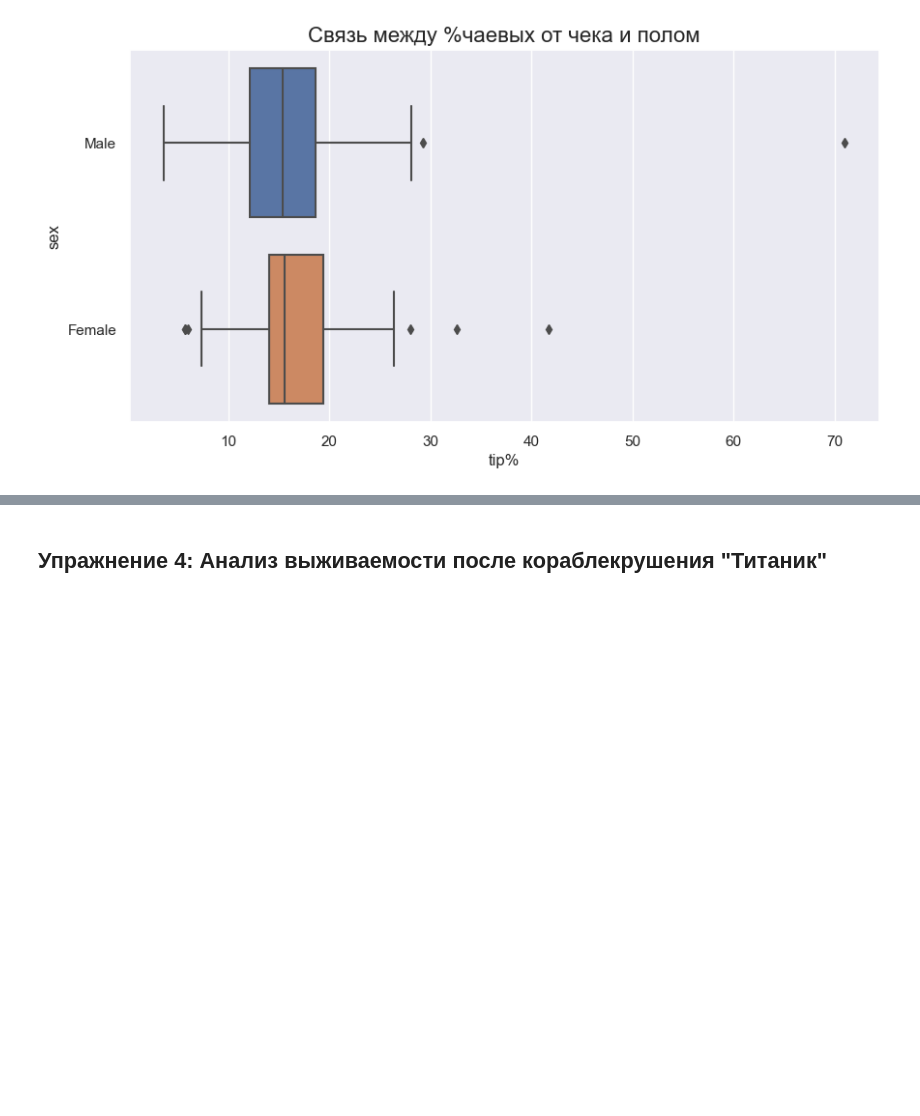
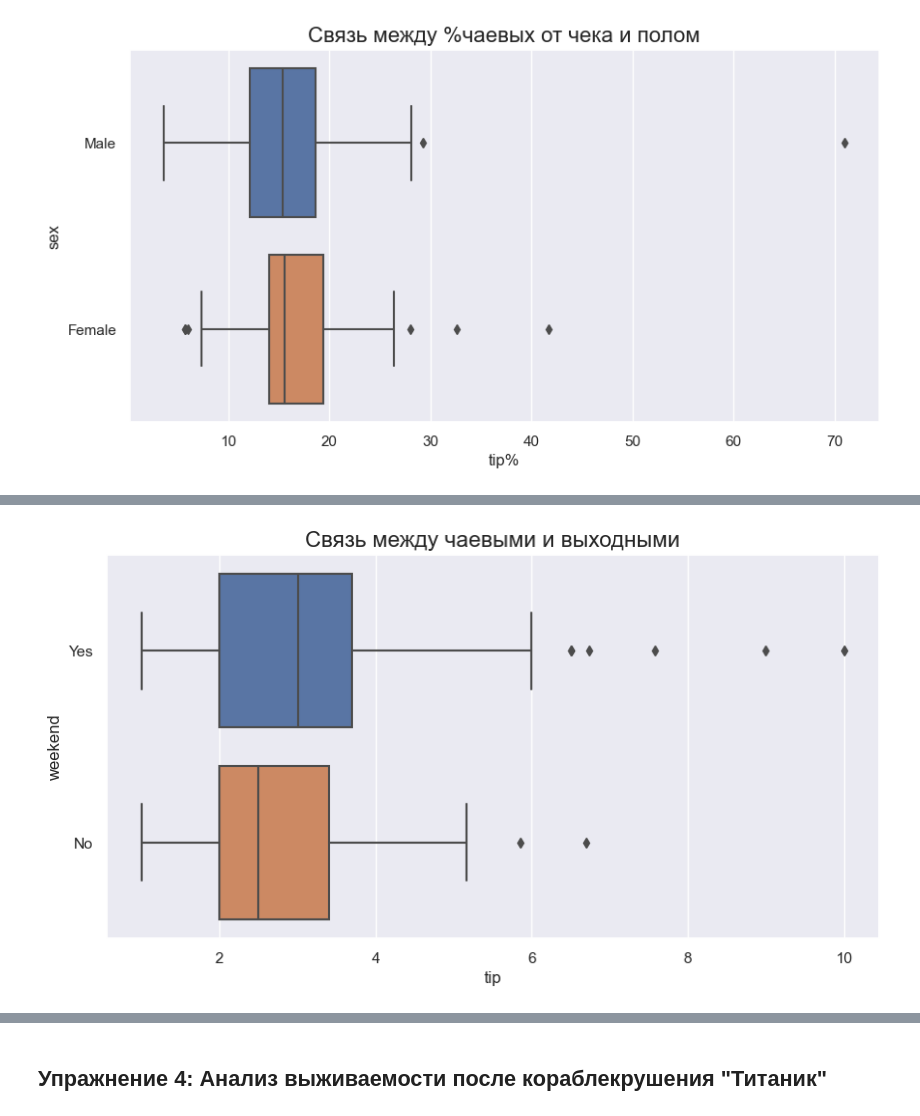
Before and after one commit to GridasovAlex/python_visualization, a Jupyter notebook: practice.ipynb, the cells around one changed output, grey strips where cells are left out. Cells and saved outputs as stored; diff of their text form; code cells hidden in the pictures; blank space fills up the shorter version.

```diff
--- a/practice.ipynb
+++ b/practice.ipynb
@@ -199,0 +209,11 @@ plt.show();
+# %%
+data['weekend'] = data['day'].apply(lambda x: 'Yes' if x in ['Sat', 'Sun'] else 'No')
+
+fig, ax = plt.subplots(figsize=(10,5))
+
+sns.boxplot(data=data, y='weekend', x='tip')
+ax.set_title('Связь между чаевыми и выходными', fontsize = 16)
+
+plt.show();
+# %% [output]
+[figure, added]
```
Also changed, not shown: parts of 4 cells of this notebook.
